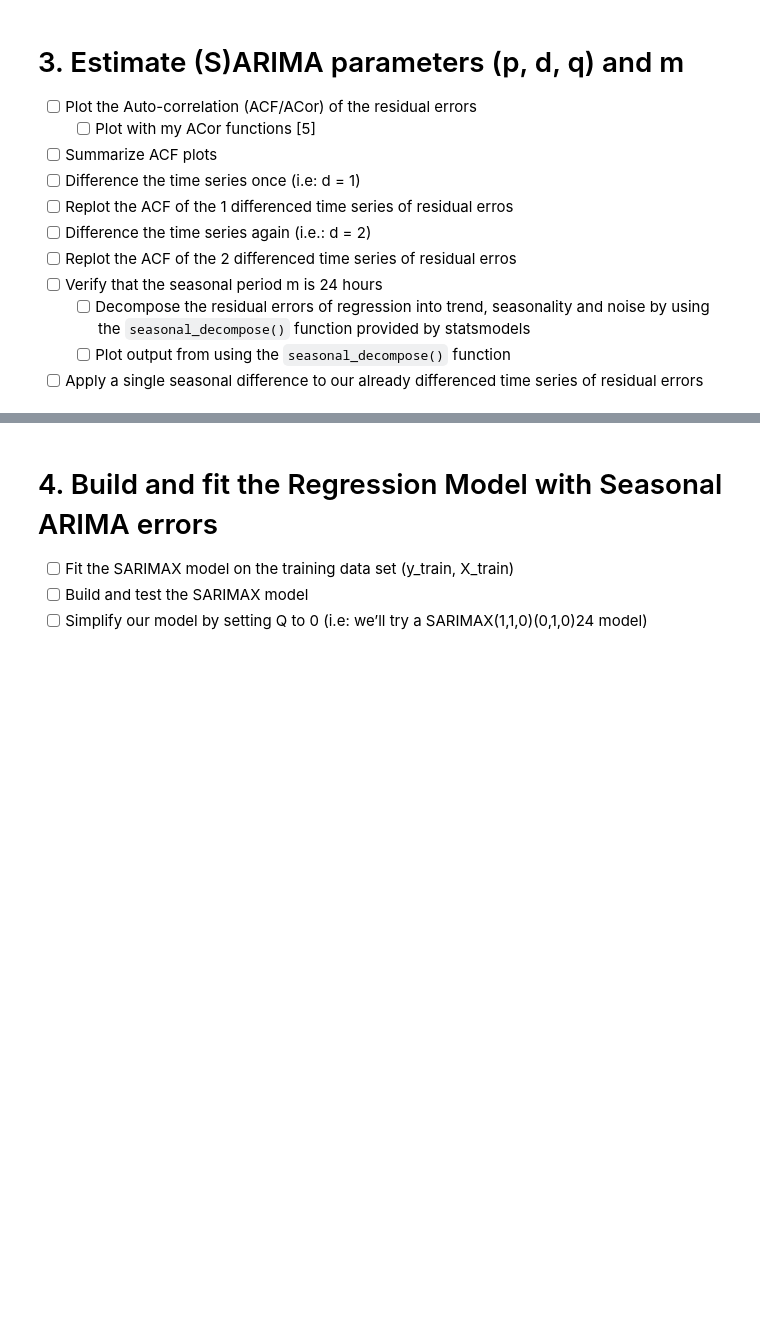
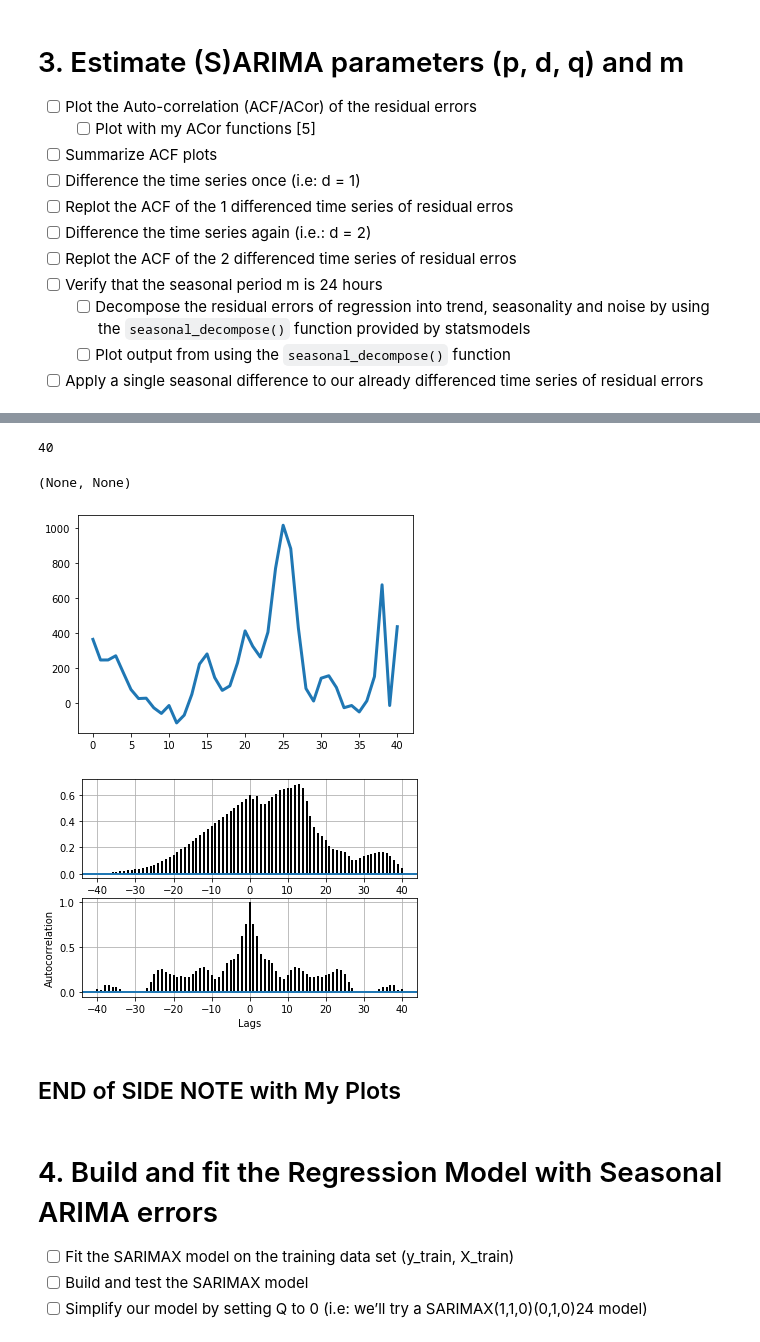
Before and after one commit to Brinkley97/book-forecasting_and_control, a Jupyter notebook: part_1/4-linear_nonstationary_models/regressionWithSeasonalARIMA.ipynb, the cells around one changed output, grey strips where cells are left out. Cells and saved outputs as stored; diff of their text form; code cells hidden in the pictures; blank space fills up the shorter version.

```diff
--- a/part_1/4-linear_nonstationary_models/regressionWithSeasonalARIMA.ipynb
+++ b/part_1/4-linear_nonstationary_models/regressionWithSeasonalARIMA.ipynb
@@ -238,3 +268,46 @@ dtype: float64
+# %%
+residuals = olsr_results.resid
+# residuals.to_dict
+list_residuals = residuals.tolist()
+ks = range(0, 41)
+# print(ks[-1])
+lags = range(0, 41)
+# print(lags)
+
+def order_lags_and_residuals(lags, list_residuals):
+
+    l = []
+    get_res = []
+
+    for lag in lags:
+        res = list_residuals[lag]
+        get_res.append(res)
+        l.append(lag)
+    return l, get_res
+# %% [output]
+40
+# %%
+l, res = order_lags_and_residuals(lags, list_residuals)
+# %%
+def merge(list1, list2):
+
+    merged_list = [(list1[i], list2[i]) for i in range(0, len(list1))]
+    return merged_list
+# %%
+r_ks = merge(l, res)
+# r_ks
+# %%
+lags = []
+autocor = []
+len_rks = len(r_ks)
+# print(r_ks[0:45])
+graph_est_autocor(lags, autocor, r_ks, len_rks)
+# %% [output]
+(None, None)
+[figure, added]
+[figure, added]
+# %% [markdown]
+## END of SIDE NOTE with My Plots
 # %% [markdown]
 # 4. Build and fit the Regression Model with Seasonal ARIMA errors
 - [ ] Fit the SARIMAX model on the training data set (y_train, X_train)
```
Also changed, not shown: parts of 13 cells of this notebook.
